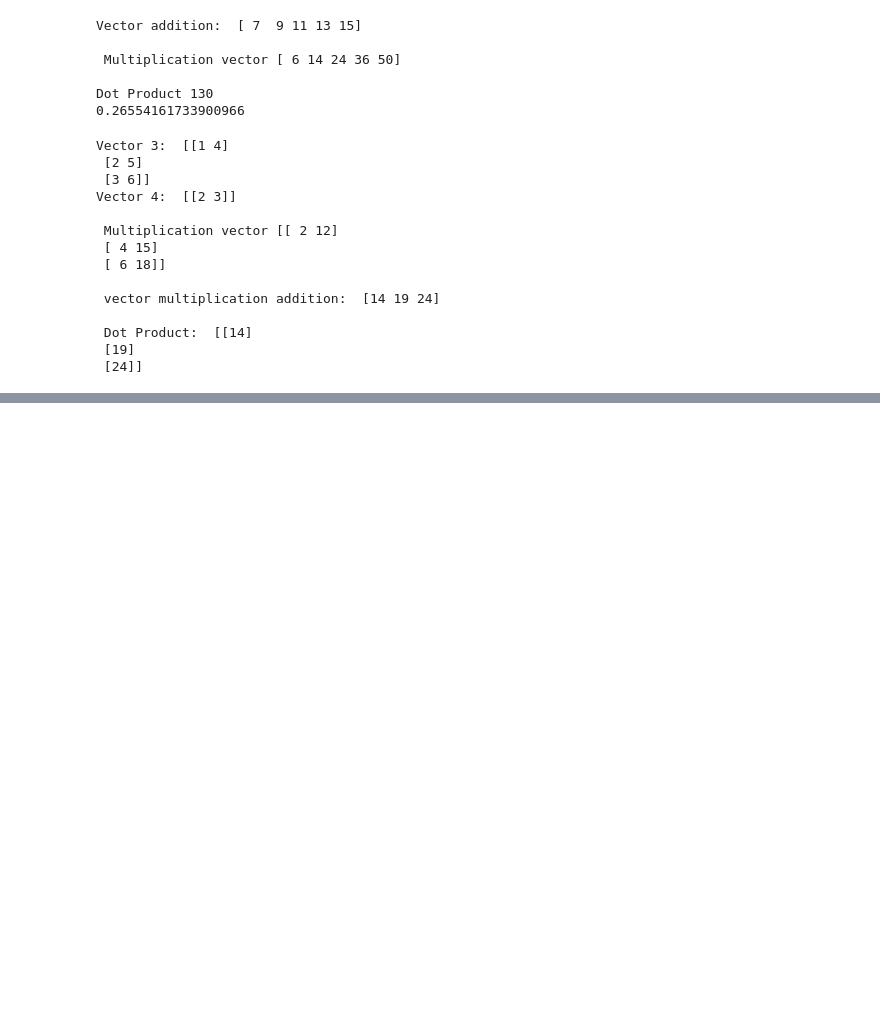
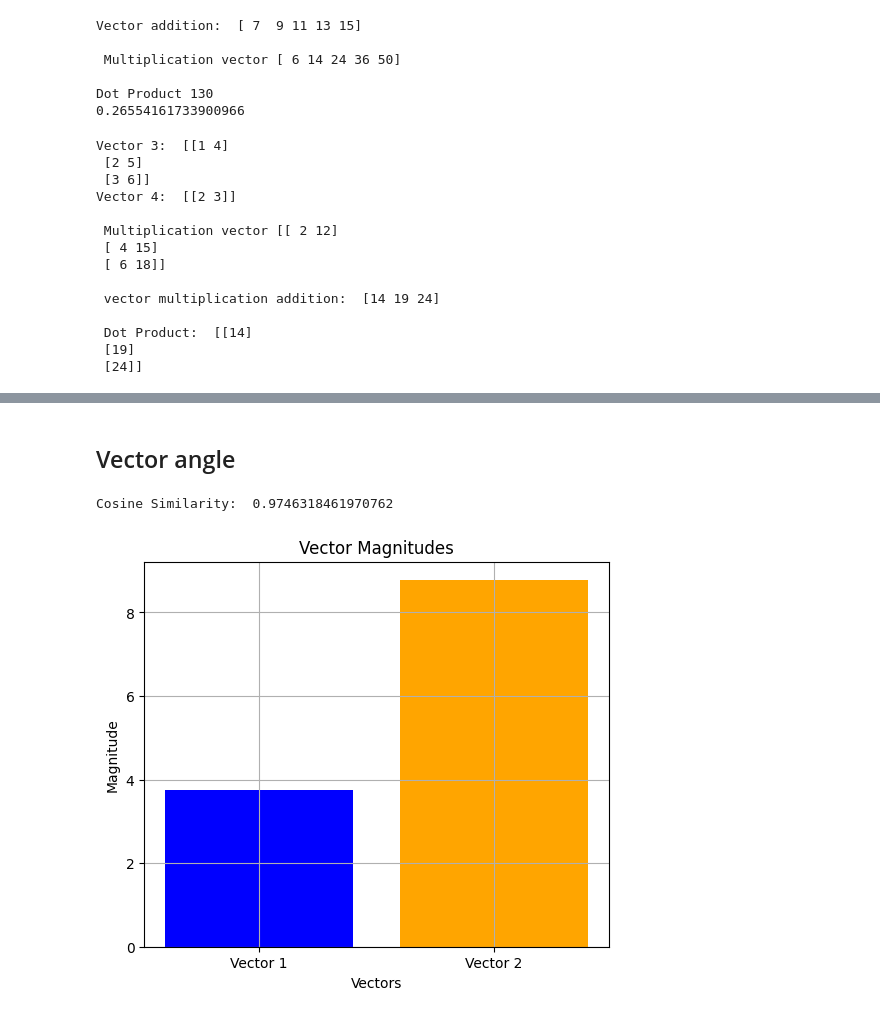
Before and after one commit to Arjun-murmu/OOPS, a Jupyter notebook: Numpy/Numpy-YT/phase_3.ipynb, the cells around one changed output, grey strips where cells are left out. Drawn from its saved outputs; the diff is of its cells as text; code cells hidden in the pictures; blank space fills up the shorter version.

```diff
--- a/Numpy/Numpy-YT/phase_3.ipynb
+++ b/Numpy/Numpy-YT/phase_3.ipynb
@@ -166,0 +194,20 @@ Monthly Average Sales:
+# %% [markdown]
+## Vector angle
+# %%
+#vector angle
+vector1 = np.array([1, 2, 3])
+vector2 = np.array([4, 5, 6])
+cosine_similarity = np.dot(vector1, vector2) / (np.linalg.norm(vector1) * np.linalg.norm(vector2))
+print("Cosine Similarity: ", cosine_similarity)
+
+#graph
+plt.figure(figsize=(6, 5))
+plt.bar(['Vector 1', 'Vector 2'], [np.linalg.norm(vector1), np.linalg.norm(vector2)], color=['blue', 'orange'])
+plt.title('Vector Magnitudes')
+plt.xlabel('Vectors')
+plt.ylabel('Magnitude')
+plt.grid()
+plt.show()
+# %% [output]
+Cosine Similarity:  0.9746318461970762
+[figure, added]
```
Also changed, not shown: parts of 2 cells of this notebook, 7 other files.
